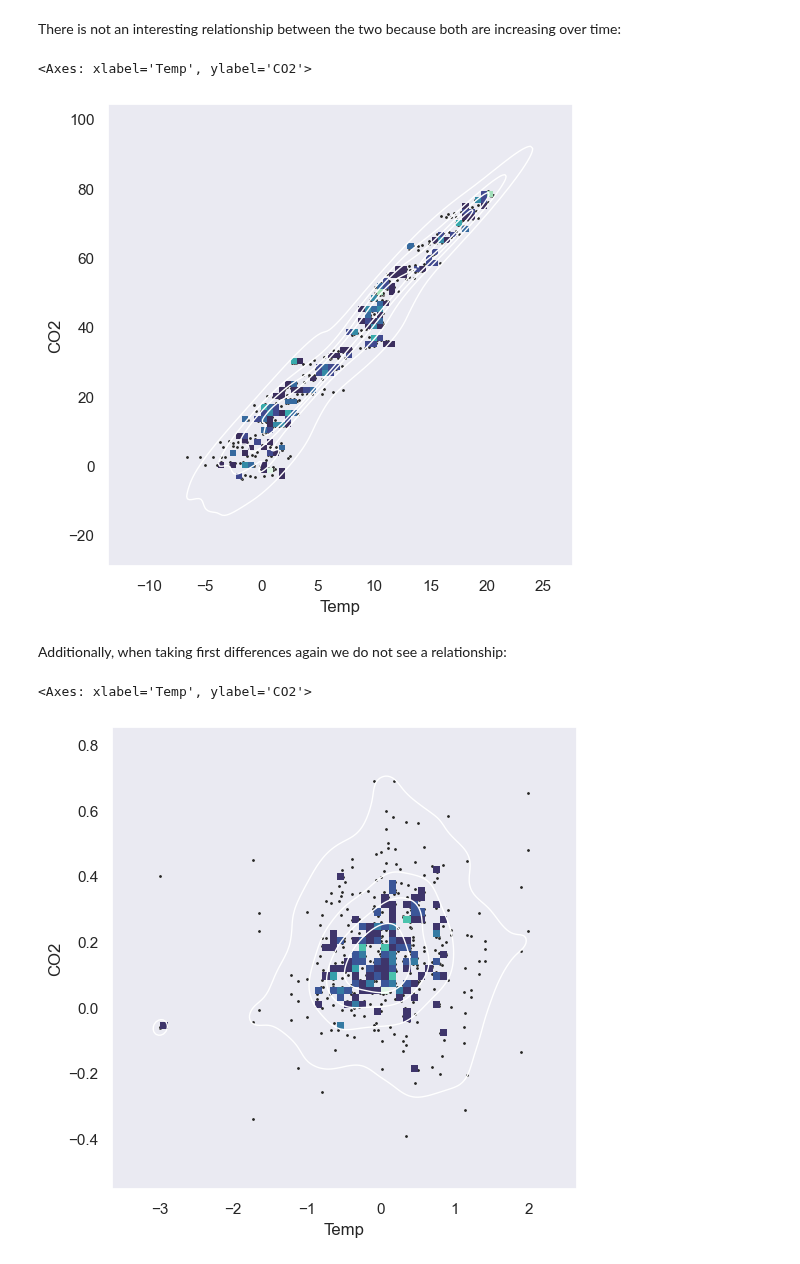
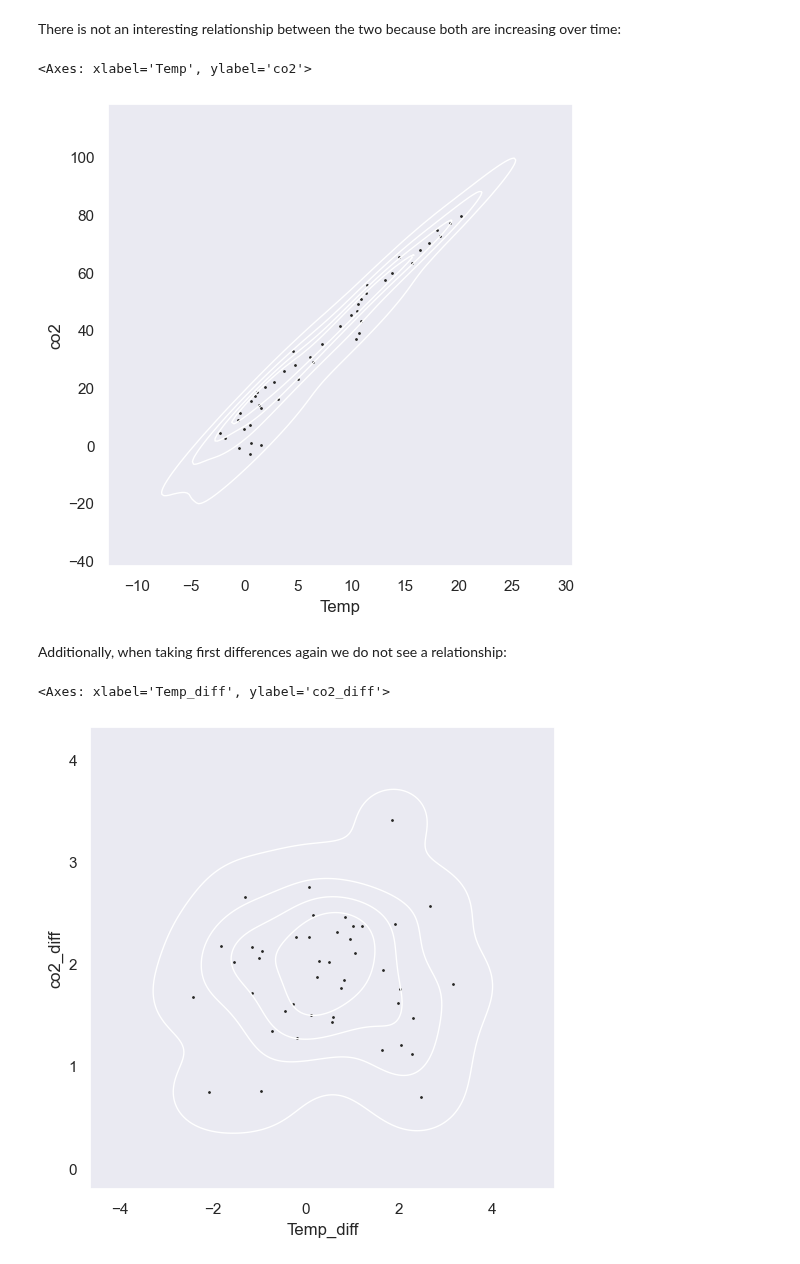
Before and after one commit to jessegrabowski/laos-climate-change, a Jupyter notebook: notebooks/EDA Climate.ipynb, the cells around one changed output. Saved outputs shown, nothing was run; the diff lists cells and outputs as text; code cells hidden in the pictures.

```diff
--- a/notebooks/EDA Climate.ipynb
+++ b/notebooks/EDA Climate.ipynb
@@ -200,0 +92,2 @@ df_ocean_m.plot()
+# %%
+df_oceanb = df_ocean - df_ocean.loc['1970-01-01':'1999-01-01'].mean()
@@ -272 +202,3 @@ df_co23 = df_co22 - df_co22.loc['1979-07-01':'1984-06-30'].mean()
+# %%
+df_co2b = df_co2 - df_co2.loc['1979-01-01':'1983-01-01'].mean()
 # %%
@@ -341,7 +316,8 @@ plt.show()
 # %% [markdown]
 ## Both together
 # %%
-merged_df = pd.merge(df_ocean_m, df_co23, on='Date')
+merged_df = pd.merge(df_oceanb, df_co2b, on='Date')
+merged_df.dropna(inplace=True)
 # %%
 merged_df.plot()
 # %% [output]
@@ -368,7 +327,7 @@ merged_df
 There is not an interesting relationship between the two because both are increasing over time:
 # %%
 x = merged_df['Temp']
-y = merged_df['CO2']
+y = merged_df['co2']
 
 # Draw a combo histogram and scatterplot with density contours
 f, ax = plt.subplots(figsize=(6, 6))
@@ -376,19 +335,22 @@ sns.scatterplot(x=x, y=y, s=5, color=".15")
 sns.histplot(x=x, y=y, bins=50, pthresh=.1, cmap="mako")
 sns.kdeplot(x=x, y=y, levels=5, color="w", linewidths=1)
 # %% [output]
-<Axes: xlabel='Temp', ylabel='CO2'>
+<Axes: xlabel='Temp', ylabel='co2'>
-[figure, old version]
+[figure, new version]
 # %% [markdown]
 Additionally, when taking first differences again we do not see a relationship:
+# %%
+merged_df['Temp_diff'] = merged_df['Temp'].diff()
+merged_df['co2_diff'] = merged_df['co2'].diff()
 # %%
-x = merged_df['Temp'].diff()
-y = merged_df['CO2'].diff()
+x = merged_df['Temp_diff']
+y = merged_df['co2_diff']
 
 # Draw a combo histogram and scatterplot with density contours
 f, ax = plt.subplots(figsize=(6, 6))
 sns.scatterplot(x=x, y=y, s=5, color=".15")
 sns.histplot(x=x, y=y, bins=50, pthresh=.1, cmap="mako")
 sns.kdeplot(x=x, y=y, levels=5, color="w", linewidths=1)
 # %% [output]
-<Axes: xlabel='Temp', ylabel='CO2'>
+<Axes: xlabel='Temp_diff', ylabel='co2_diff'>
-[figure, old version]
+[figure, new version]
```
Also changed, not shown: parts of 99 cells of this notebook.
